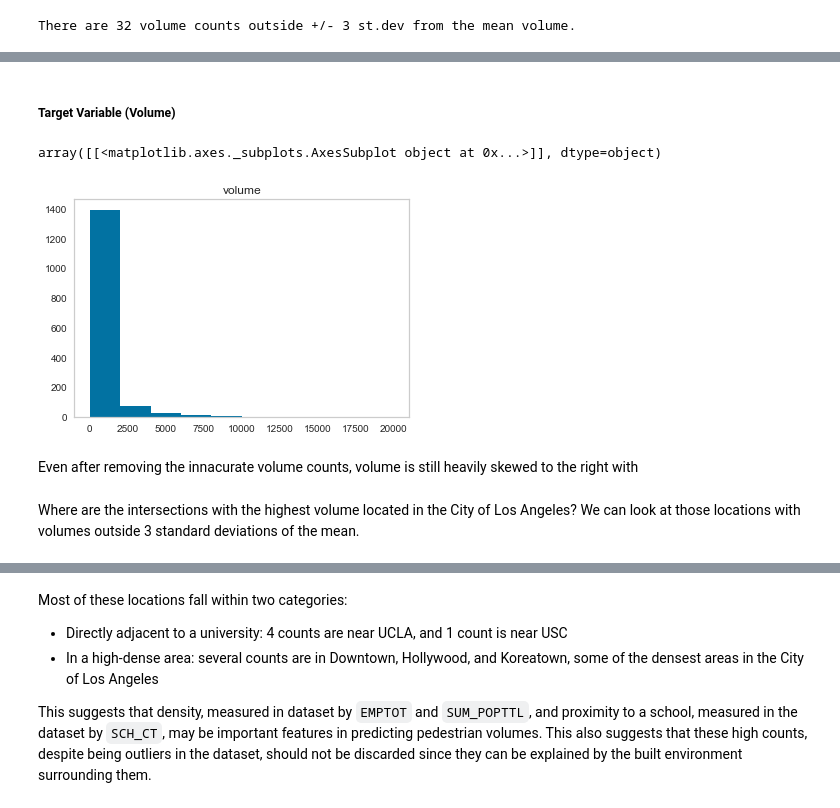
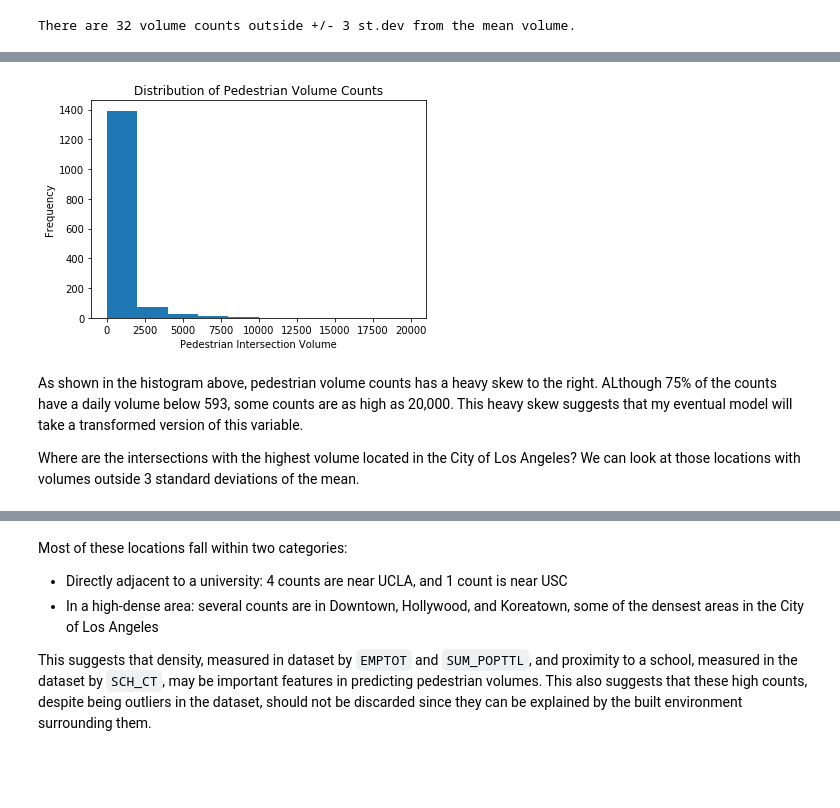
Before and after one commit to black-tea/vehicle-vol-pdf-scrape, a Jupyter notebook: Predicting Pedestrian Volumes.ipynb, the cells around one changed output, grey strips where cells are left out. Drawn from its saved outputs; the diff is of its cells as text; code cells hidden in the pictures; blank space fills up the shorter version.

```diff
--- a/Predicting Pedestrian Volumes.ipynb
+++ b/Predicting Pedestrian Volumes.ipynb
@@ -246,14 +223,15 @@ In this section, you will need to provide some form of visualization that summar
-# %% [markdown]
-##### Target Variable (Volume)
-# %%
-vol_hist = raw_data.hist(column='volume', grid=False)
-vol_hist
-# %% [output]
-array([[<matplotlib.axes._subplots.AxesSubplot object at 0x...>]], dtype=object)
-[figure, removed]
-# %% [markdown]
-Even after removing the innacurate volume counts, volume is still heavily skewed to the right with
+# %%
+# Histogram of pedestrian volumes
+plt.hist(raw_data.volume)
+plt.xlabel("Pedestrian Intersection Volume")
+plt.ylabel("Frequency")
+plt.title("Distribution of Pedestrian Volume Counts")
+plt.show()
+# %% [output]
+[figure, added]
 # %% [markdown]
+As shown in the histogram above, pedestrian volume counts has a heavy skew to the right. ALthough 75% of the counts have a daily volume below 593, some counts are as high as 20,000. This heavy skew suggests that my eventual model will take a transformed version of this variable.
+
 Where are the intersections with the highest volume located in the City of Los Angeles? We can look at those locations with volumes outside 3 standard deviations of the mean.
 # %%
 import folium
```
Also changed, not shown: parts of 37 cells of this notebook.
